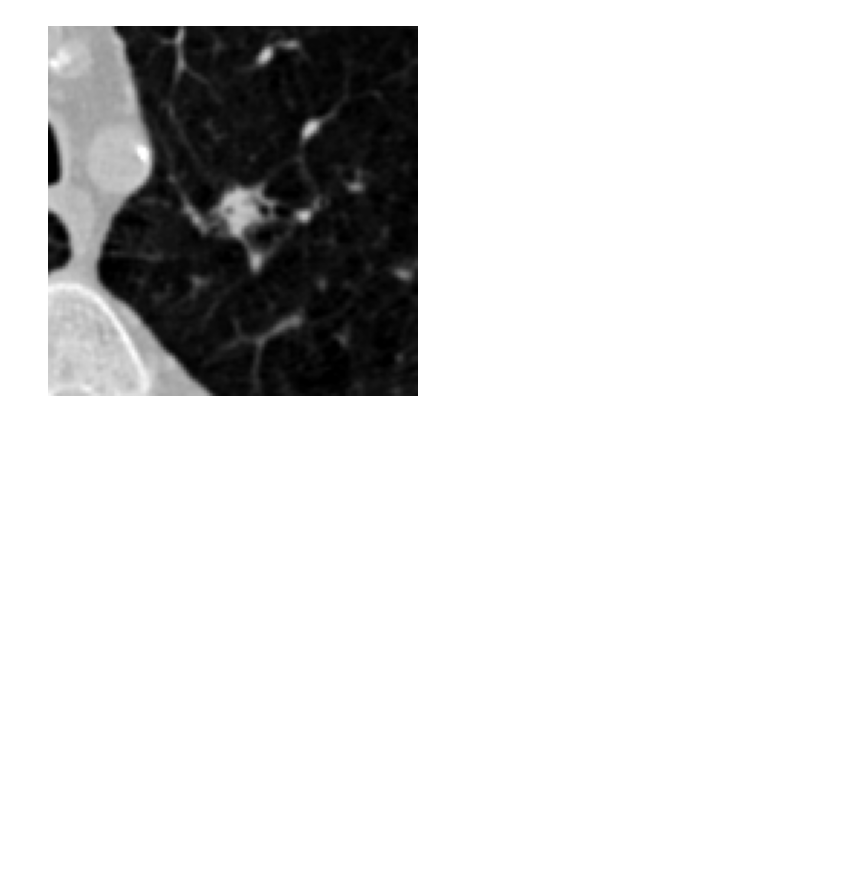
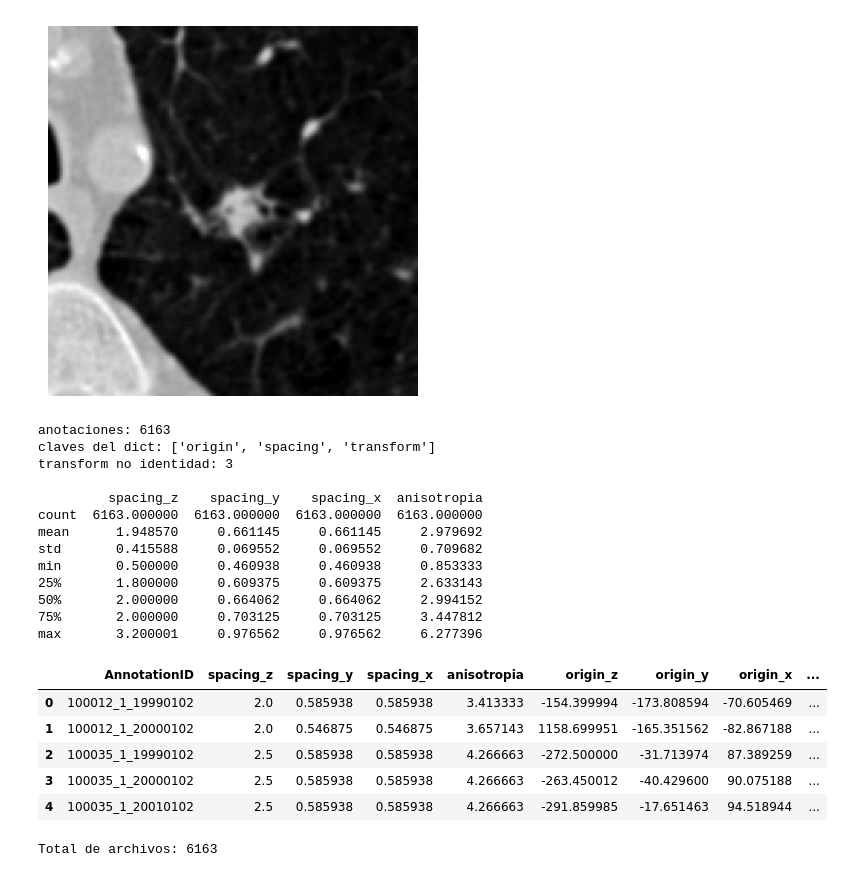
Before and after one commit to juanpablocarrillohortua/health_tech_lung_cancer, a Jupyter notebook: notebooks/initial_eda.ipynb, the cells around one changed output. Cells and saved outputs as stored; diff of their text form; code cells hidden in the pictures; blank space fills up the shorter version.

```diff
--- a/notebooks/initial_eda.ipynb
+++ b/notebooks/initial_eda.ipynb
@@ -173,3 +173,59 @@ plt.show()
 (64, 128, 128) int16
 -1024 1870
 [figure]
+# %%
+filas = []
+for ruta in sorted(NODULE_METADATA_DIR.glob("*.npy")):
+    m = np.load(ruta, allow_pickle=True).item()
+
+    spacing   = np.asarray(m["spacing"], dtype=float)    # (z, y, x) en mm
+    origin    = np.asarray(m["origin"], dtype=float)     # (z, y, x) en mm
+    transform = np.asarray(m["transform"], dtype=float)  # 3x3
+
+    filas.append({
+        "AnnotationID": ruta.stem,
+        "spacing_z": spacing[0],
+        "spacing_y": spacing[1],
+        "spacing_x": spacing[2],
+        "anisotropia": spacing[0] / spacing[1],
+        "origin_z": origin[0],
+        "origin_y": origin[1],
+        "origin_x": origin[2],
+        "transform_identidad": np.allclose(transform, np.eye(3)),
+    })
+
+meta = pd.DataFrame(filas)
+
+print(f"anotaciones: {len(meta)}")
+print(f"claves del dict: {list(m.keys())}")
+print(f"transform no identidad: {(~meta.transform_identidad).sum()}")
+print()
+print(meta[["spacing_z", "spacing_y", "spacing_x", "anisotropia"]].describe())
+
+meta.head()
+# %% [output]
+anotaciones: 6163
+claves del dict: ['origin', 'spacing', 'transform']
+transform no identidad: 3
+
+         spacing_z    spacing_y    spacing_x  anisotropia
+count  6163.000000  6163.000000  6163.000000  6163.000000
+mean      1.948570     0.661145     0.661145     2.979692
+std       0.415588     0.069552     0.069552     0.709682
+min       0.500000     0.460938     0.460938     0.853333
+25%       1.800000     0.609375     0.609375     2.633143
+50%       2.000000     0.664062     0.664062     2.994152
+75%       2.000000     0.703125     0.703125     3.447812
+max       3.200001     0.976562     0.976562     6.277396
+|  | AnnotationID | spacing_z | spacing_y | spacing_x | anisotropia | origin_z | origin_y | origin_x | ... |
+| 0 | 100012_1_19990102 | 2.0 | 0.585938 | 0.585938 | 3.413333 | -154.399994 | -173.808594 | -70.605469 | ... |
+| 1 | 100012_1_20000102 | 2.0 | 0.546875 | 0.546875 | 3.657143 | 1158.699951 | -165.351562 | -82.867188 | ... |
+| 2 | 100035_1_19990102 | 2.5 | 0.585938 | 0.585938 | 4.266663 | -272.500000 | -31.713974 | 87.389259 | ... |
+| 3 | 100035_1_20000102 | 2.5 | 0.585938 | 0.585938 | 4.266663 | -263.450012 | -40.429600 | 90.075188 | ... |
+| 4 | 100035_1_20010102 | 2.5 | 0.585938 | 0.585938 | 4.266663 | -291.859985 | -17.651463 | 94.518944 | ... |
+# %%
+num_files = sum(1 for item in NODULE_IMAGES_DIR.iterdir() if item.is_file())
+
+print(f"Total de archivos: {num_files}")
+# %% [output]
+Total de archivos: 6163
```
Also changed, not shown: 2 other files.
